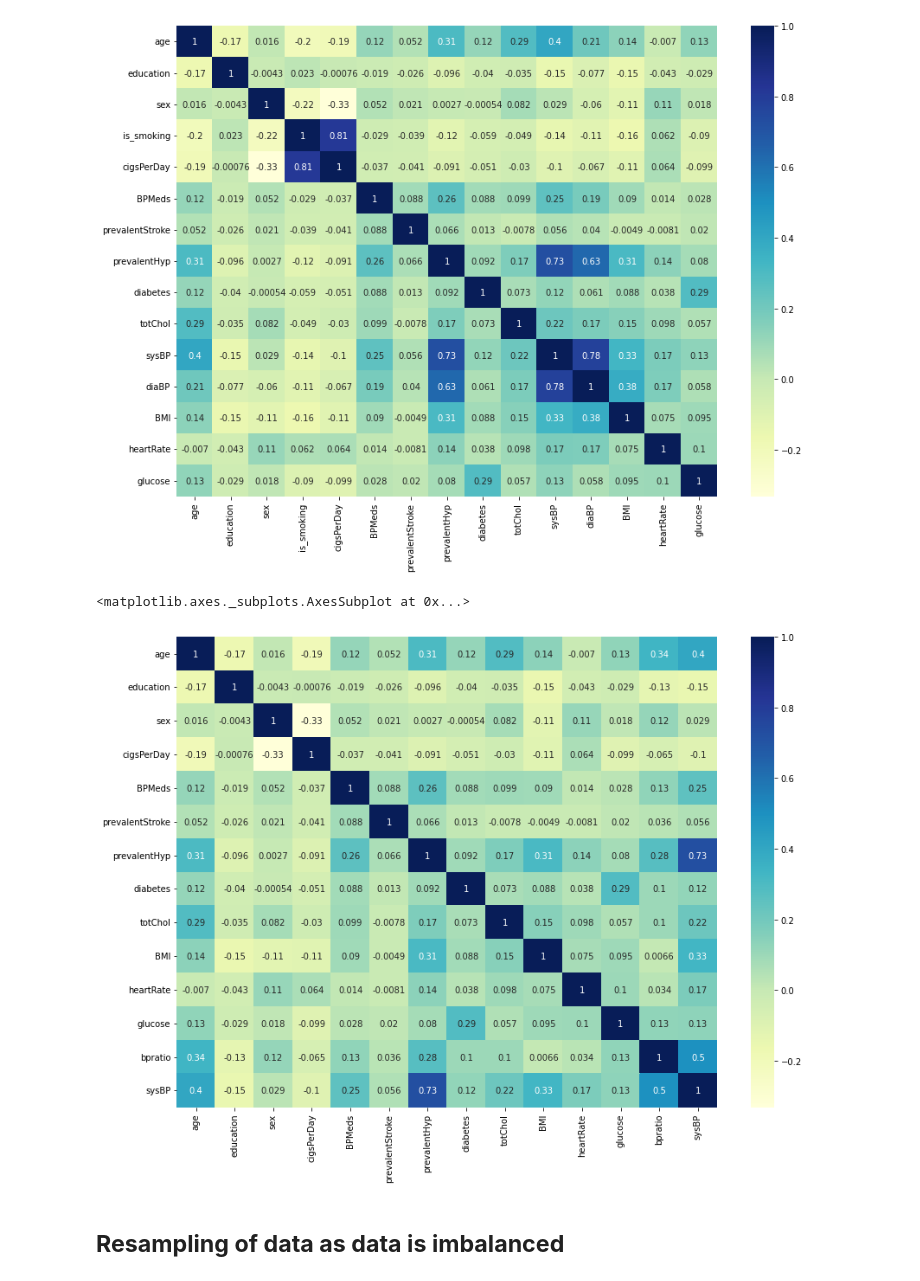
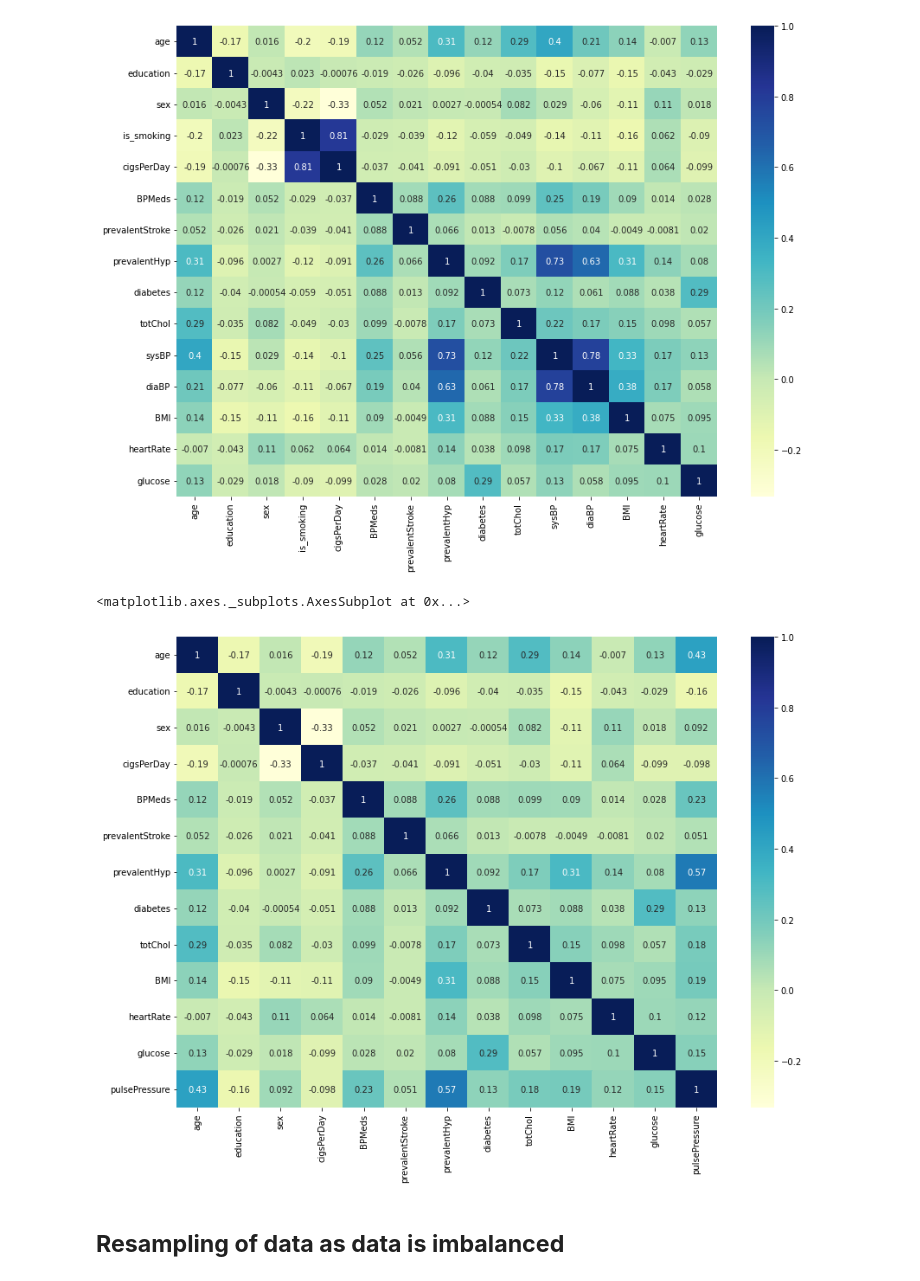
Before and after one commit to SAKSHIDHYANI/Cardiovascular-Risk-Prediction, a Jupyter notebook: Cardiovascular_Risk_Prediction.ipynb, the cells around one changed output. Drawn from its saved outputs; the diff is of its cells as text; code cells hidden in the pictures.

```diff
--- a/Cardiovascular_Risk_Prediction.ipynb
+++ b/Cardiovascular_Risk_Prediction.ipynb
@@ -769,0 +793,4 @@ sns.boxplot(x=test['age'],ax=ax4,color = 'orange')
+# %%
+train['chol_bucket'] = train['totChol'].apply(lambda x : 40*(x//40))
+ax = sns.catplot('chol_bucket', 'TenYearCHD', kind='bar', data = train, height=4, aspect=1.5)
+ax.set_ylabels('CHD Probability')
@@ -769,0 +800,4 @@ sns.boxplot(x=test['age'],ax=ax4,color = 'orange')
+# %%
+train['age_bucket'] = train['age'].apply(lambda x : 5*(x//5))
+ax=sns.catplot('age_bucket', 'TenYearCHD', kind='bar', data = train, height=4, aspect=1.5)
+ax.set_ylabels('CHD Probability')
@@ -769,0 +807,4 @@ sns.boxplot(x=test['age'],ax=ax4,color = 'orange')
+# %%
+train['glucose_bucket'] = train['glucose'].apply(lambda x : 50*(x//50))
+ax = sns.catplot('glucose_bucket', 'TenYearCHD', kind='bar', data = train, height=4, aspect=1.5)
+ax.set_ylabels('CHD Probability')
@@ -785,10 +829,13 @@ sns.heatmap(correlation_calc,  annot=True, cmap="YlGnBu")
 [figure]
 # %%
 # dropping columns to remove rows which are combined
-train['bpratio'] = round(train['sysBP']/train['diaBP'],2)
-test['bpratio'] = round(test['sysBP']/test['diaBP'],2)
+
+train['pulsePressure'] =train['sysBP'] - train['diaBP']
+test['pulsePressure'] = test['sysBP']-test['diaBP']
 train.drop(['diaBP'],axis=1,inplace=True)
 test.drop(['diaBP'],axis=1,inplace=True)
+train.drop(['sysBP'],axis=1,inplace=True)
+test.drop(['sysBP'],axis=1,inplace=True)
 # %%
 # dropping is_smoking column as cigsPerDay is highly correlated to it
 
@@ -797,15 +844,15 @@ test.drop(['is_smoking'],axis=1,inplace=True)
 # %%
 # checking correlation between variables
 independent_variables = ['age','education', 'sex', 'cigsPerDay', 'BPMeds',
        'prevalentStroke', 'prevalentHyp', 'diabetes', 'totChol',
-        'BMI', 'heartRate', 'glucose','bpratio','sysBP']
+        'BMI', 'heartRate', 'glucose','pulsePressure']
 
 correlation_calc = train[independent_variables].corr()
 plt.figure(figsize=(14, 10))
 sns.heatmap(correlation_calc,  annot=True, cmap="YlGnBu")
 # %% [output]
 <matplotlib.axes._subplots.AxesSubplot at 0x...>
-[figure, old version]
+[figure, new version]
 # %%
 train.drop(['prevalentHyp'],axis=1,inplace=True)
 test.drop(['prevalentHyp'],axis=1,inplace=True)
```
Also changed, not shown: parts of 43 cells of this notebook.
